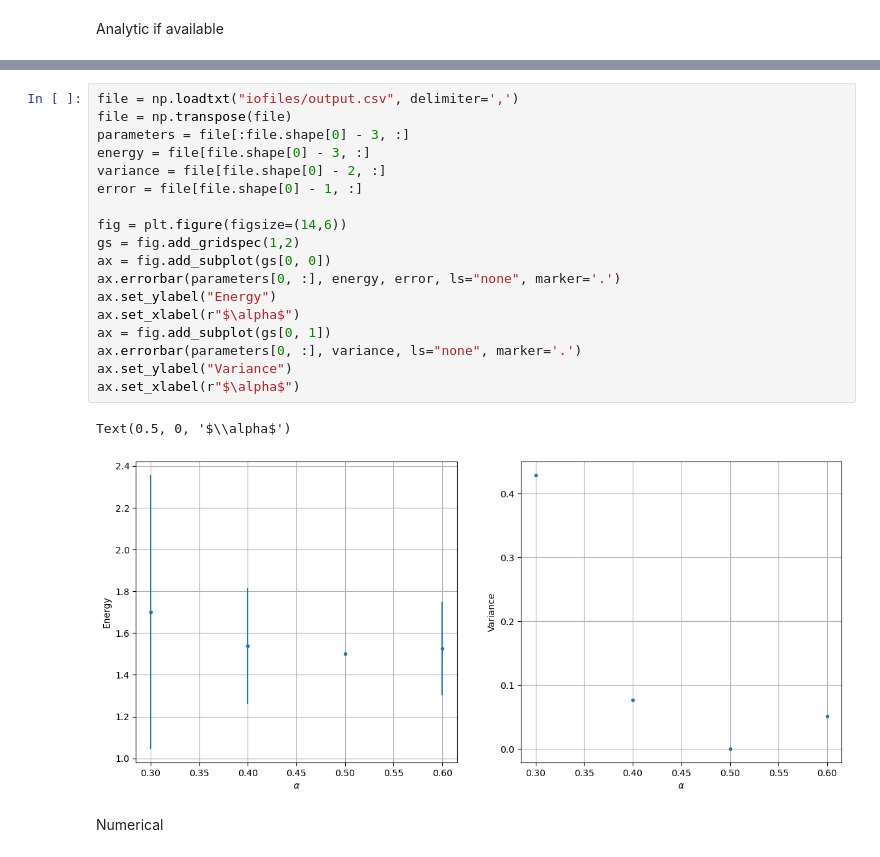
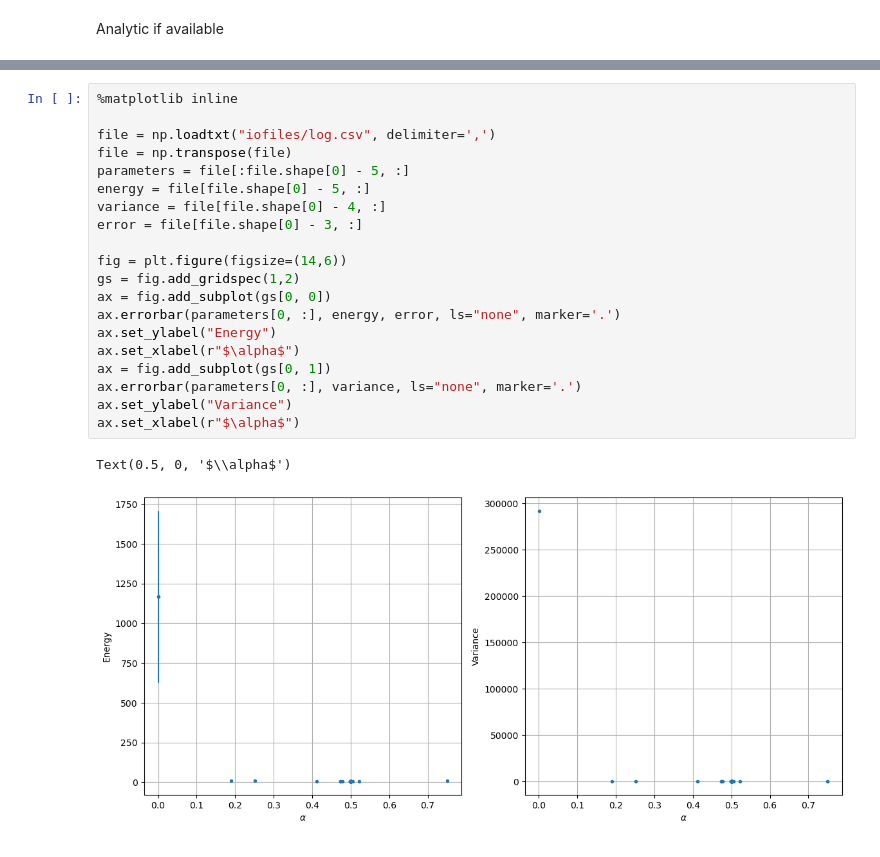
Before and after one commit to DavideCacopardi/variational-monte-carlo-fys4411-DC2026, a Jupyter notebook: display.ipynb, the cells around one changed output, grey strips where cells are left out. Drawn from its saved outputs; the diff is of its cells as text.

```diff
--- a/display.ipynb
+++ b/display.ipynb
@@ -55,23 +38,23 @@ print(result.stderr)
 # %%
-file = np.loadtxt("iofiles/output.csv", delimiter=',')
+%matplotlib inline
+
+file = np.loadtxt("iofiles/log.csv", delimiter=',')
 file = np.transpose(file)
-parameters = file[:file.shape[0] - 3, :]
-energy = file[file.shape[0] - 3, :]
-variance = file[file.shape[0] - 2, :]
-error = file[file.shape[0] - 1, :]
+parameters = file[:file.shape[0] - 5, :]
+energy = file[file.shape[0] - 5, :]
+variance = file[file.shape[0] - 4, :]
+error = file[file.shape[0] - 3, :]
 
 fig = plt.figure(figsize=(14,6))
 gs = fig.add_gridspec(1,2)
 ax = fig.add_subplot(gs[0, 0])
 ax.errorbar(parameters[0, :], energy, error, ls="none", marker='.')
 ax.set_ylabel("Energy")
 ax.set_xlabel(r"$\alpha$")
 ax = fig.add_subplot(gs[0, 1])
 ax.errorbar(parameters[0, :], variance, ls="none", marker='.')
 ax.set_ylabel("Variance")
 ax.set_xlabel(r"$\alpha$")
 # %% [output]
 Text(0.5, 0, '$\\alpha$')
-[figure, old version]
+[figure, new version]
-# %% [markdown]
-Numerical
```
Also changed, not shown: parts of 8 cells of this notebook, 18 other files.
